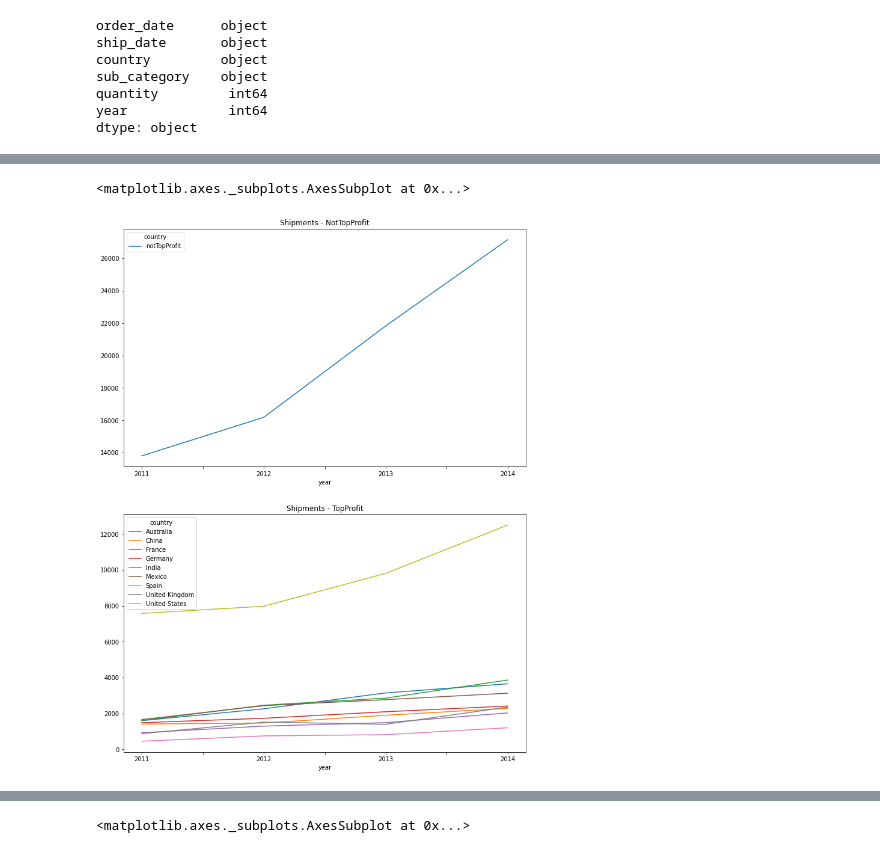
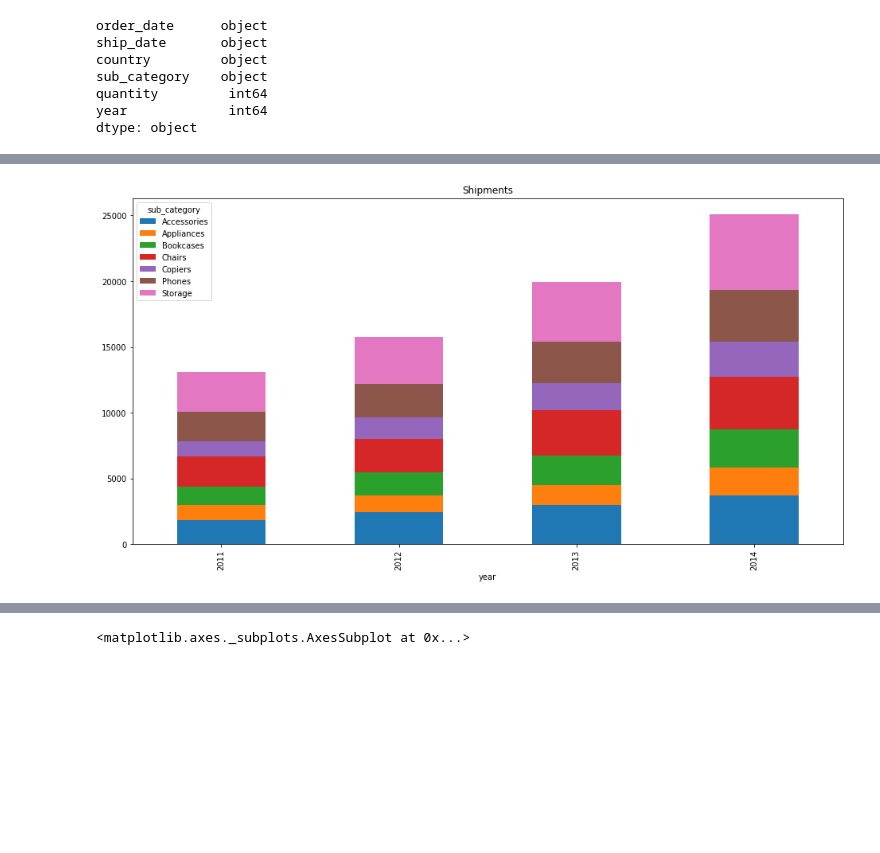
Before and after one commit to Praxis-QR/PythonForManagers, a Jupyter notebook: Superstore_Sales_Data_Analysis_2023.ipynb, the cells around one changed output, grey strips where cells are left out. Saved outputs shown, nothing was run; the diff lists cells and outputs as text; code cells hidden in the pictures; blank space fills up the shorter version.

```diff
--- a/Superstore_Sales_Data_Analysis_2023.ipynb
+++ b/Superstore_Sales_Data_Analysis_2023.ipynb
@@ -587,8 +603,10 @@ pd.pivot_table(dfS3K_C6, index = 'year', columns = 'country', values = 'quantity
+# %%
+pd.pivot_table(dfCopy[dfCopy['sub_category'] != 'Not80pcProfit'], index = 'year', columns = 'sub_category', values = 'quantity', aggfunc = 'sum').\
+plot(kind = 'bar',stacked=True,figsize = (16,8),title = 'Shipments');
+# %% [output]
+[figure, added]
 # %%
-fig, axes = plt.subplots(nrows=2, ncols=1, figsize= (12,16))
-pd.pivot_table(dfS3K_C6[dfS3K_C6['country'] == 'notTopProfit'], index = 'year', columns = 'country', values = 'quantity', aggfunc = 'sum').plot(ax=axes[0],title = 'Shipments - NotTopProfit')
-pd.pivot_table(dfS3K_C6[dfS3K_C6['country'] != 'notTopProfit'], index = 'year', columns = 'country', values = 'quantity', aggfunc = 'sum').plot(ax=axes[1],title = 'Shipments - TopProfit')
+#fig, axes = plt.subplots(nrows=2, ncols=1, figsize= (12,16))
+#pd.pivot_table(dfS3K_C6[dfS3K_C6['country'] == 'notTopProfit'], index = 'year', columns = 'country', values = 'quantity', aggfunc = 'sum').plot(ax=axes[0],title = 'Shipments - NotTopProfit')
+#pd.pivot_table(dfS3K_C6[dfS3K_C6['country'] != 'notTopProfit'], index = 'year', columns = 'country', values = 'quantity', aggfunc = 'sum').plot(ax=axes[1],title = 'Shipments - TopProfit')
-# %% [output]
-<matplotlib.axes._subplots.AxesSubplot at 0x...>
-[figure, removed]
 # %%
```
Also changed, not shown: parts of 21 cells of this notebook.
